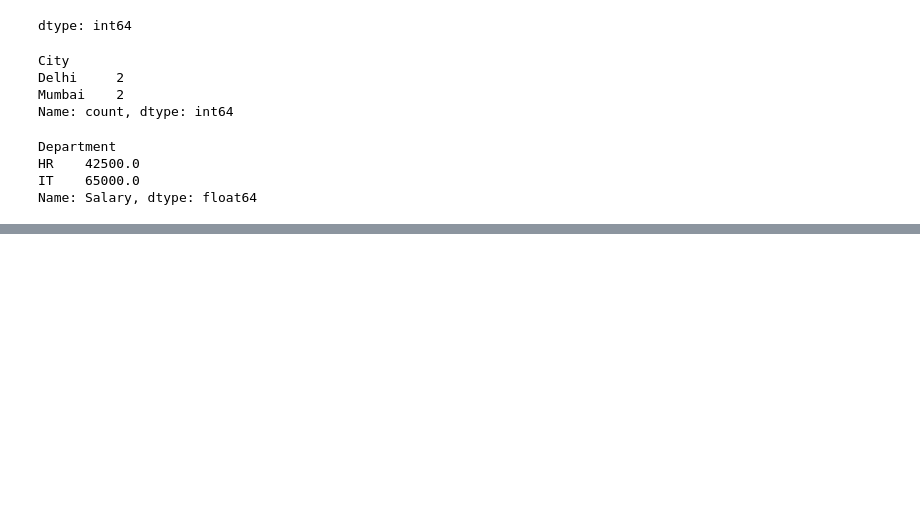
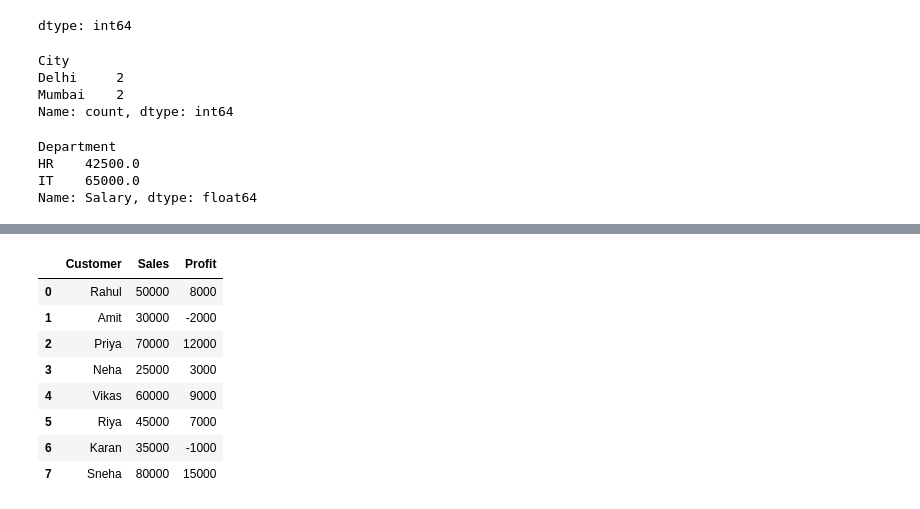
Before and after one commit to Prashantkumartalan43/Exercise, a Jupyter notebook: python_basics_week3.ipynb, the cells around one changed output, grey strips where cells are left out. Saved outputs shown, nothing was run; the diff lists cells and outputs as text; code cells hidden in the pictures; blank space fills up the shorter version.

```diff
--- a/python_basics_week3.ipynb
+++ b/python_basics_week3.ipynb
@@ -844,3 +844,30 @@ Department
 HR    42500.0
 IT    65000.0
 Name: Salary, dtype: float64
+# %%
+import pandas as pd
+
+data = {
+    "Customer": [
+        "Rahul", "Amit", "Priya", "Neha",
+        "Vikas", "Riya", "Karan", "Sneha"
+    ],
+    "City": [
+        "Delhi", "Mumbai", "Delhi", "Pune",
+        "Mumbai", "Delhi", "Pune", "Delhi"
+    ],
+    "Category": [
+        "Electronics", "Furniture", "Electronics", "Furniture",
+        "Office Supplies", "Electronics", "Furniture", "Office Supplies"
+    ],
+    "Sales": [
+        50000, 30000, 70000, 25000,
+        60000, 45000, 35000, 80000
+    ],
+    "Profit": [
+        8000, -2000, 12000, 3000,
+        9000, 7000, -1000, 15000
+    ]
+}
+
+df = pd.DataFrame(data)
@@ -846,0 +903,12 @@ Name: Salary, dtype: float64
+# %%
+df[["Customer", "Sales", "Profit"]]
+# %% [output]
+|  | Customer | Sales | Profit |
+| 0 | Rahul | 50000 | 8000 |
+| 1 | Amit | 30000 | -2000 |
+| 2 | Priya | 70000 | 12000 |
+| 3 | Neha | 25000 | 3000 |
+| 4 | Vikas | 60000 | 9000 |
+| 5 | Riya | 45000 | 7000 |
+| 6 | Karan | 35000 | -1000 |
+| 7 | Sneha | 80000 | 15000 |
```
Also changed, not shown: parts of 10 cells of this notebook.
